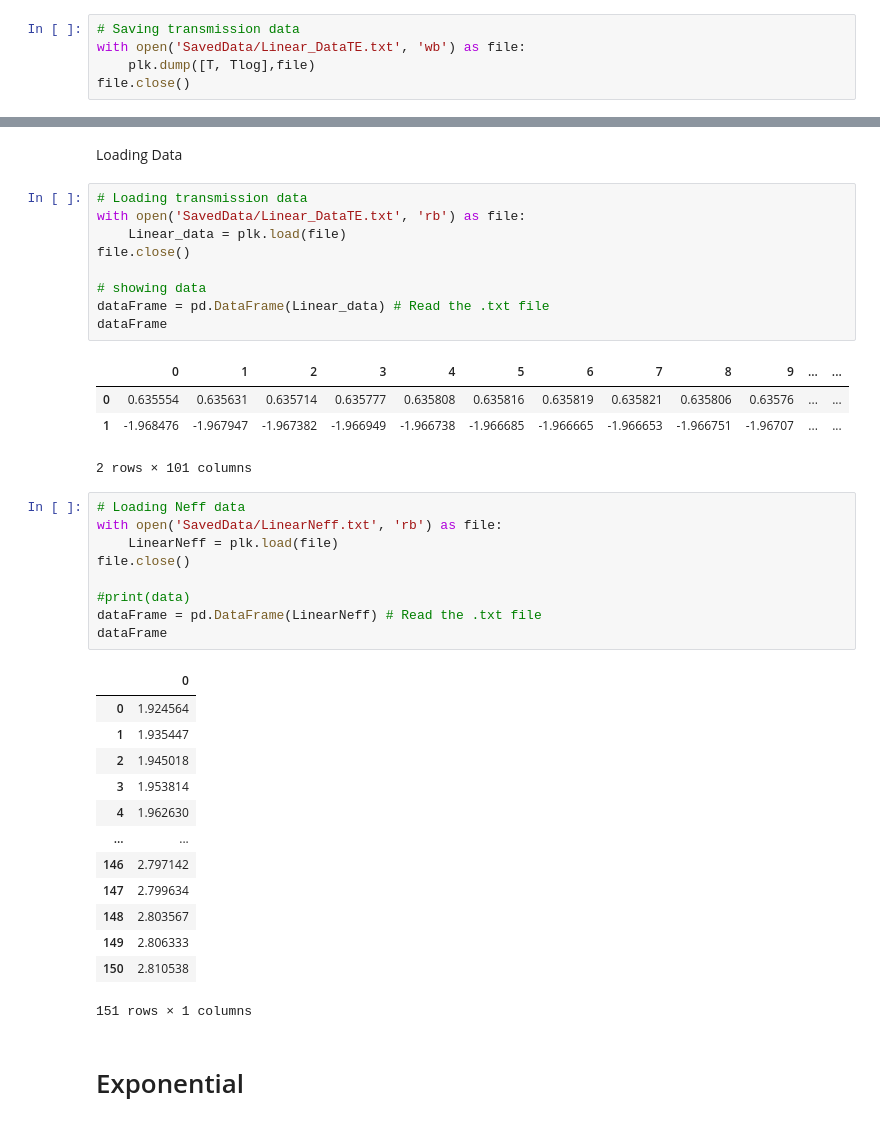
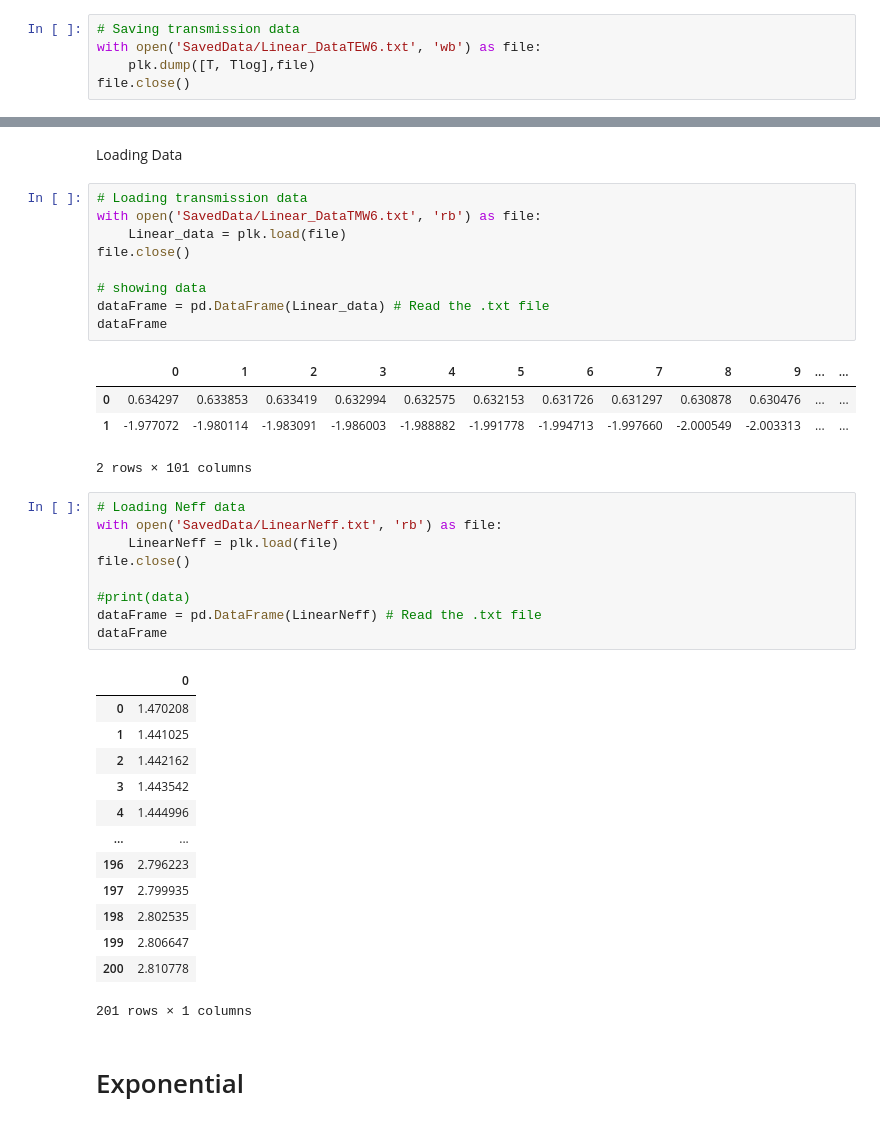
Before and after one commit to Leoopessoa/Edge-Coupler, a Jupyter notebook: Simulation/Components Assembly.ipynb, the cells around one changed output, grey strips where cells are left out. Saved outputs shown, nothing was run; the diff lists cells and outputs as text.

```diff
--- a/Simulation/Components Assembly.ipynb
+++ b/Simulation/Components Assembly.ipynb
@@ -473,7 +472,7 @@ plt.grid()
 Saving data
 # %%
 # Saving transmission data
-with open('SavedData/Linear_DataTE.txt', 'wb') as file:
+with open('SavedData/Linear_DataTEW6.txt', 'wb') as file:
     plk.dump([T, Tlog],file)
 file.close()
 # %%
@@ -485,17 +484,17 @@ file.close()
 Loading Data
 # %%
 # Loading transmission data
-with open('SavedData/Linear_DataTE.txt', 'rb') as file:
+with open('SavedData/Linear_DataTMW6.txt', 'rb') as file:
     Linear_data = plk.load(file)
 file.close()
 
 # showing data
 dataFrame = pd.DataFrame(Linear_data) # Read the .txt file
 dataFrame
 # %% [output]
 |  | 0 | 1 | 2 | 3 | 4 | 5 | 6 | 7 | 8 | 9 | ... | ... |
-| 0 | 0.635554 | 0.635631 | 0.635714 | 0.635777 | 0.635808 | 0.635816 | 0.635819 | 0.635821 | 0.635806 | 0.63576 | ... | ... |
-| 1 | -1.968476 | -1.967947 | -1.967382 | -1.966949 | -1.966738 | -1.966685 | -1.966665 | -1.966653 | -1.966751 | -1.96707 | ... | ... |
+| 0 | 0.634297 | 0.633853 | 0.633419 | 0.632994 | 0.632575 | 0.632153 | 0.631726 | 0.631297 | 0.630878 | 0.630476 | ... | ... |
+| 1 | -1.977072 | -1.980114 | -1.983091 | -1.986003 | -1.988882 | -1.991778 | -1.994713 | -1.997660 | -2.000549 | -2.003313 | ... | ... |
 2 rows × 101 columns
 # %%
 # Loading Neff data
@@ -508,18 +507,18 @@ dataFrame = pd.DataFrame(LinearNeff) # Read the .txt file
 dataFrame
 # %% [output]
 |  | 0 |
-| 0 | 1.924564 |
-| 1 | 1.935447 |
-| 2 | 1.945018 |
-| 3 | 1.953814 |
-| 4 | 1.962630 |
+| 0 | 1.470208 |
+| 1 | 1.441025 |
+| 2 | 1.442162 |
+| 3 | 1.443542 |
+| 4 | 1.444996 |
 | ... | ... |
-| 146 | 2.797142 |
-| 147 | 2.799634 |
-| 148 | 2.803567 |
-| 149 | 2.806333 |
-| 150 | 2.810538 |
+| 196 | 2.796223 |
+| 197 | 2.799935 |
+| 198 | 2.802535 |
+| 199 | 2.806647 |
+| 200 | 2.810778 |
-151 rows × 1 columns
+201 rows × 1 columns
 # %% [markdown]
 # Exponential
 # %%
```
Also changed, not shown: parts of 20 cells of this notebook, 20 other files.
